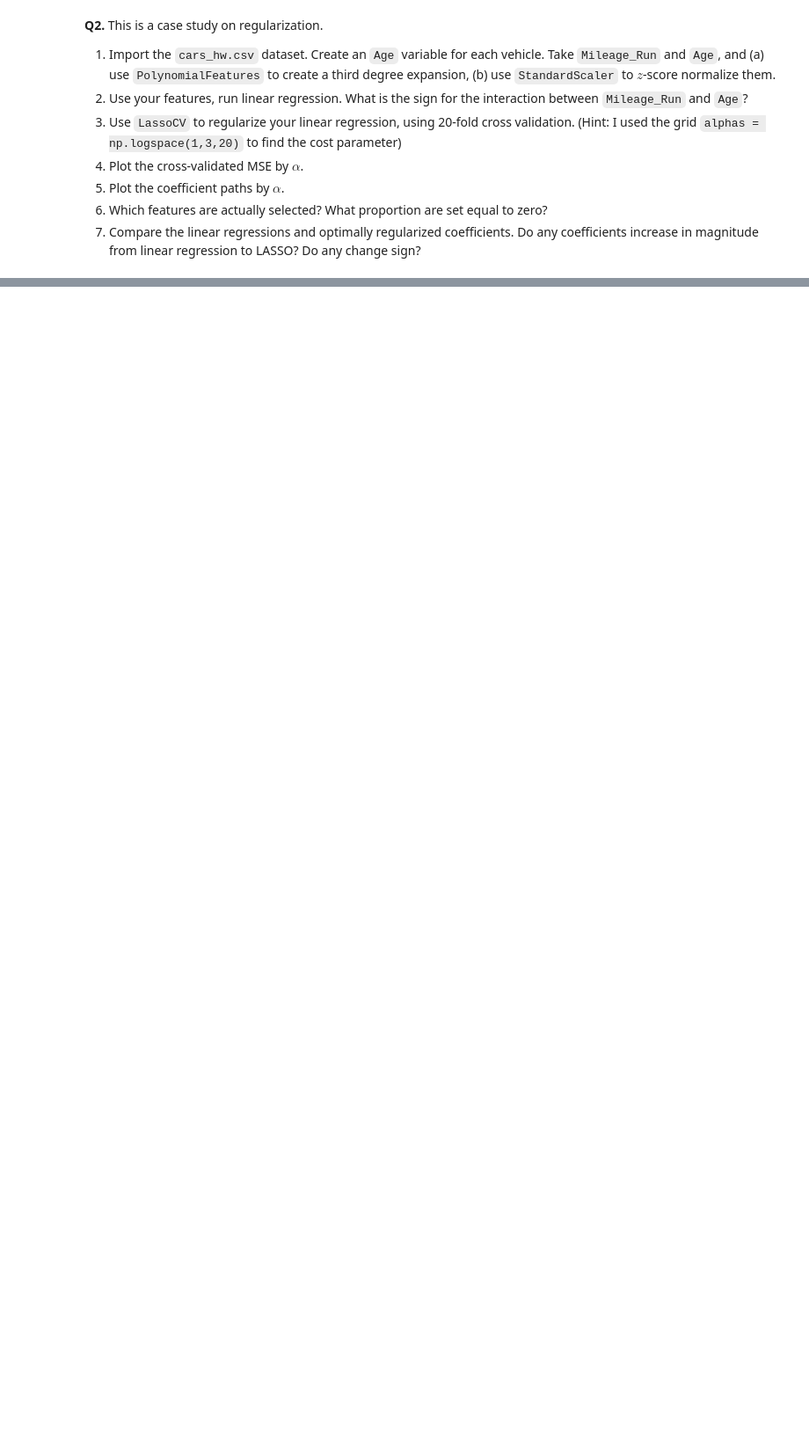
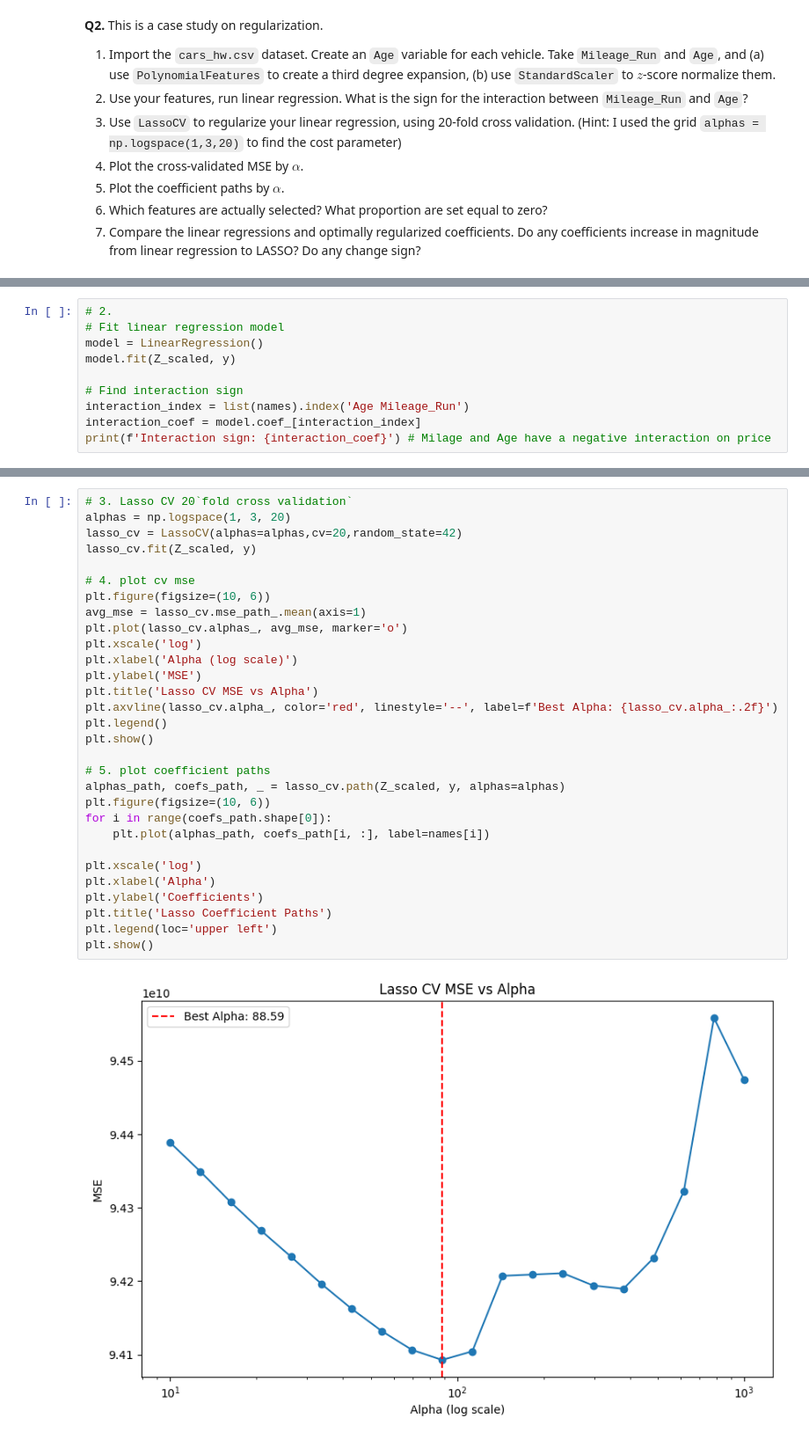
Before and after one commit to yxqin06/undergrad_ml_assignments, a Jupyter notebook: 04_assignment_regularization.ipynb, the cells around one changed output, grey strips where cells are left out. Shown at 88% size. Drawn from its saved outputs; the diff is of its cells as text; blank space fills up the shorter version.

```diff
--- a/04_assignment_regularization.ipynb
+++ b/04_assignment_regularization.ipynb
@@ -32,0 +59,10 @@
+# %%
+# 2.
+# Fit linear regression model
+model = LinearRegression()
+model.fit(Z_scaled, y)
+
+# Find interaction sign
+interaction_index = list(names).index('Age Mileage_Run')
+interaction_coef = model.coef_[interaction_index]
+print(f'Interaction sign: {interaction_coef}') # Milage and Age have a negative interaction on price
@@ -32,0 +71,32 @@
+# %%
+# 3. Lasso CV 20`fold cross validation`
+alphas = np.logspace(1, 3, 20)
+lasso_cv = LassoCV(alphas=alphas,cv=20,random_state=42)
+lasso_cv.fit(Z_scaled, y)
+
+# 4. plot cv mse
+plt.figure(figsize=(10, 6))
+avg_mse = lasso_cv.mse_path_.mean(axis=1)
+plt.plot(lasso_cv.alphas_, avg_mse, marker='o')
+plt.xscale('log')
+plt.xlabel('Alpha (log scale)')
+plt.ylabel('MSE')
+plt.title('Lasso CV MSE vs Alpha')
+plt.axvline(lasso_cv.alpha_, color='red', linestyle='--', label=f'Best Alpha: {lasso_cv.alpha_:.2f}')
+plt.legend()
+plt.show()
+
+# 5. plot coefficient paths
+alphas_path, coefs_path, _ = lasso_cv.path(Z_scaled, y, alphas=alphas)
+plt.figure(figsize=(10, 6))
+for i in range(coefs_path.shape[0]):
+    plt.plot(alphas_path, coefs_path[i, :], label=names[i])
+
+plt.xscale('log')
+plt.xlabel('Alpha')
+plt.ylabel('Coefficients')
+plt.title('Lasso Coefficient Paths')
+plt.legend(loc='upper left')
+plt.show()
+# %% [output]
+[figure, added]
```
Also changed, not shown: parts of 6 cells of this notebook.
